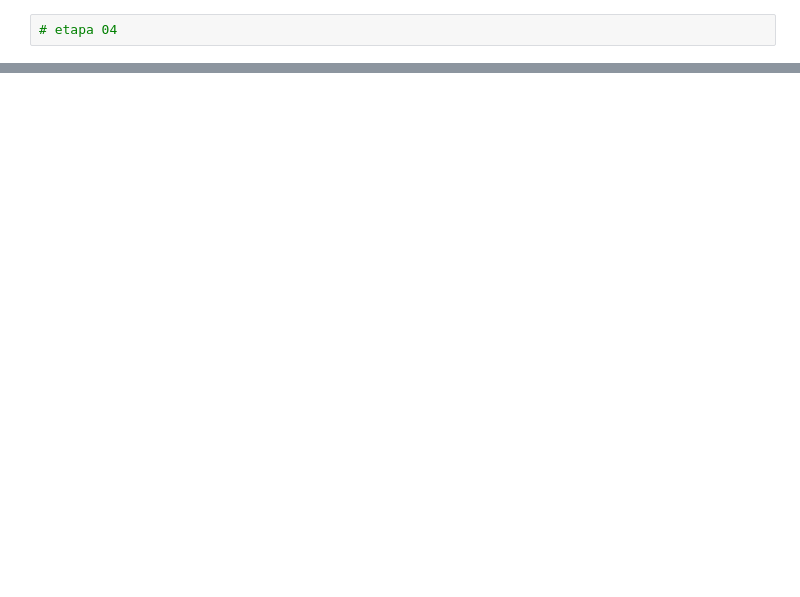
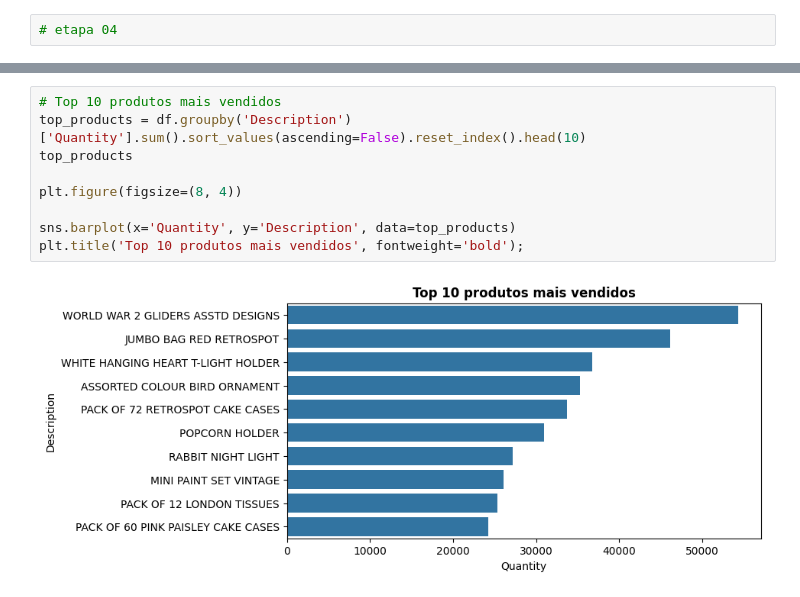
Before and after one commit to leandroboteon/data-wrangling-marketing-rfm, a Jupyter notebook: data_wrangling_marketing_rfm.ipynb, the cells around one changed output, grey strips where cells are left out. Saved outputs shown, nothing was run; the diff lists cells and outputs as text; blank space fills up the shorter version.

```diff
--- a/data_wrangling_marketing_rfm.ipynb
+++ b/data_wrangling_marketing_rfm.ipynb
@@ -113,0 +206,11 @@ df = df[df['Quantity'] > 0]
+# %%
+# Top 10 produtos mais vendidos
+top_products = df.groupby('Description')['Quantity'].sum().sort_values(ascending=False).reset_index().head(10)
+top_products
+
+plt.figure(figsize=(8, 4))
+
+sns.barplot(x='Quantity', y='Description', data=top_products)
+plt.title('Top 10 produtos mais vendidos', fontweight='bold');
+# %% [output]
+[figure, added]
```
Also changed, not shown: parts of 20 cells of this notebook.
